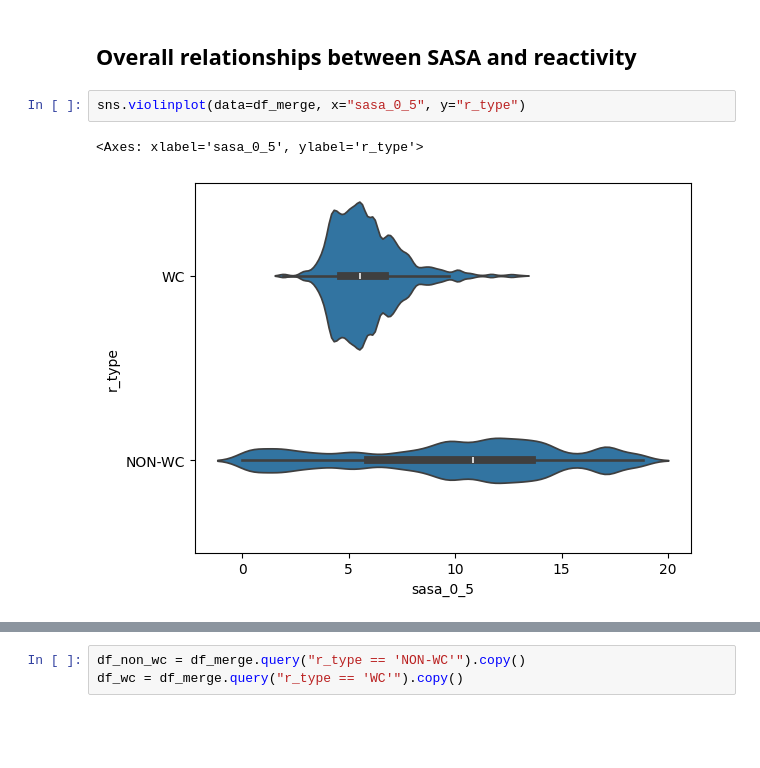
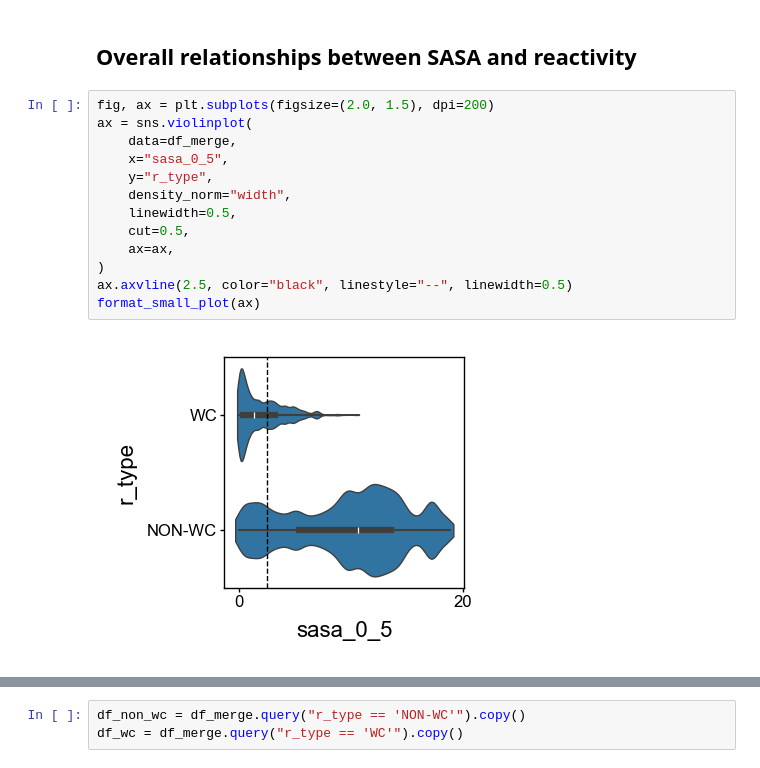
Before and after one commit to YesselmanLabPublications/2025_char_3d_struct_features, a Jupyter notebook: notebooks/sasa.ipynb, the cells around one changed output, grey strips where cells are left out. Drawn from its saved outputs; the diff is of its cells as text; blank space fills up the shorter version.

```diff
--- a/notebooks/sasa.ipynb
+++ b/notebooks/sasa.ipynb
@@ -82,7 +160,17 @@ sasa_3_0 0.04331012423667258
 # %% [markdown]
 ## Overall relationships between SASA and reactivity
-# %%
-sns.violinplot(data=df_merge, x="sasa_0_5", y="r_type")
-# %% [output]
-<Axes: xlabel='sasa_0_5', ylabel='r_type'>
-[figure, removed]
+# %%
+fig, ax = plt.subplots(figsize=(2.0, 1.5), dpi=200)
+ax = sns.violinplot(
+    data=df_merge,
+    x="sasa_0_5",
+    y="r_type",
+    density_norm="width",
+    linewidth=0.5,
+    cut=0.5,
+    ax=ax,
+)
+ax.axvline(2.5, color="black", linestyle="--", linewidth=0.5)
+format_small_plot(ax)
+# %% [output]
+[figure, added]
```
Also changed, not shown: parts of 51 cells of this notebook, 23 other files.
